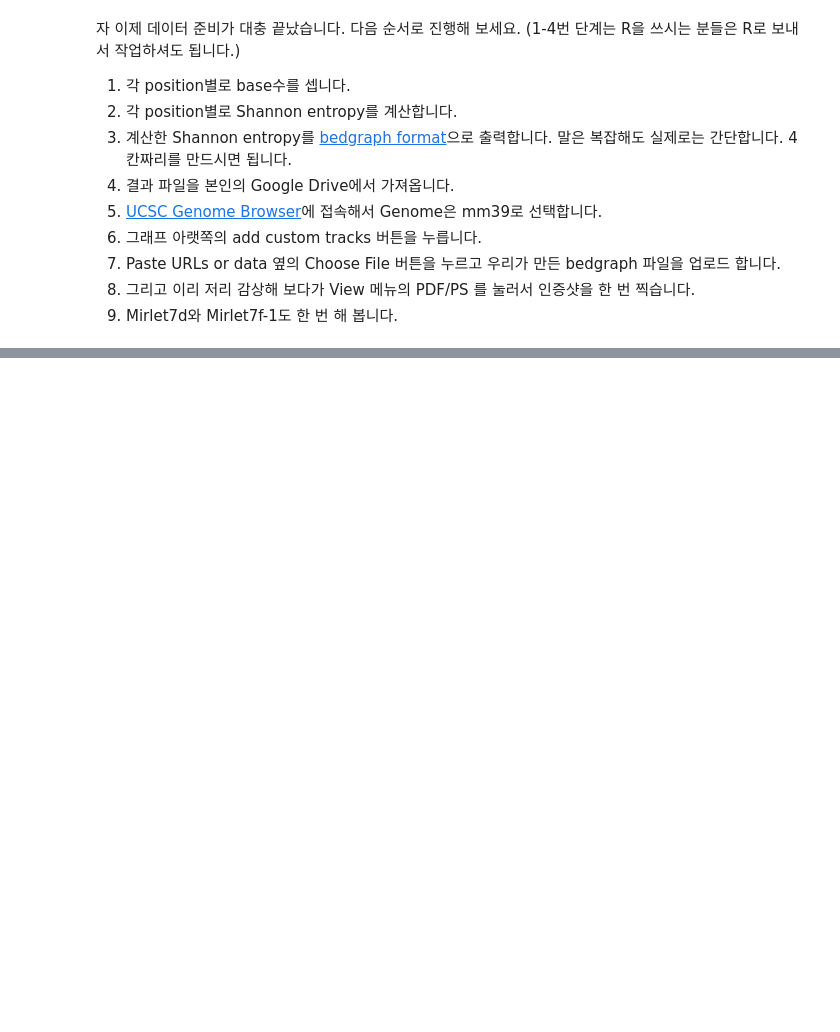
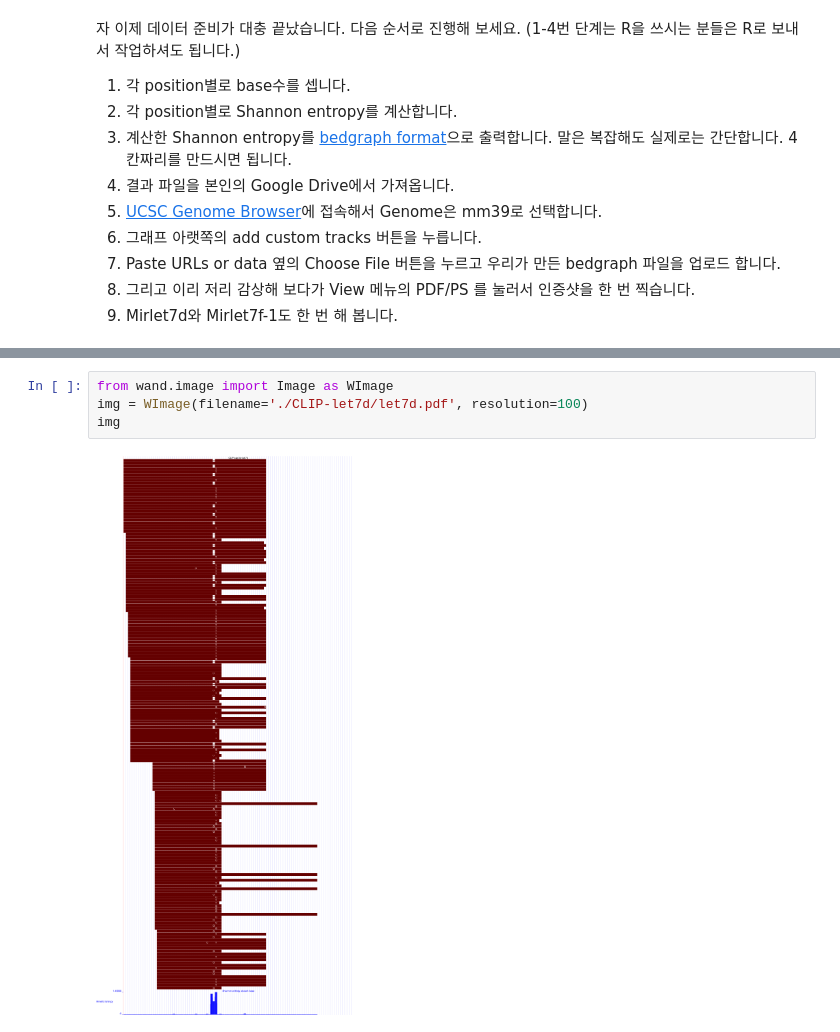
Before and after one commit to whatabean/assignment_bin, a Jupyter notebook: CoLab_TermProj_2025_3.ipynb, the cells around one changed output, grey strips where cells are left out. Saved outputs shown, nothing was run; the diff lists cells and outputs as text; blank space fills up the shorter version.

```diff
--- a/CoLab_TermProj_2025_3.ipynb
+++ b/CoLab_TermProj_2025_3.ipynb
@@ -446,0 +323,6 @@ view
+# %%
+from wand.image import Image as WImage
+img = WImage(filename='./CLIP-let7d/let7d.pdf', resolution=100)
+img
+# %% [output]
+[figure, added]
```
Also changed, not shown: parts of 10 cells of this notebook.
